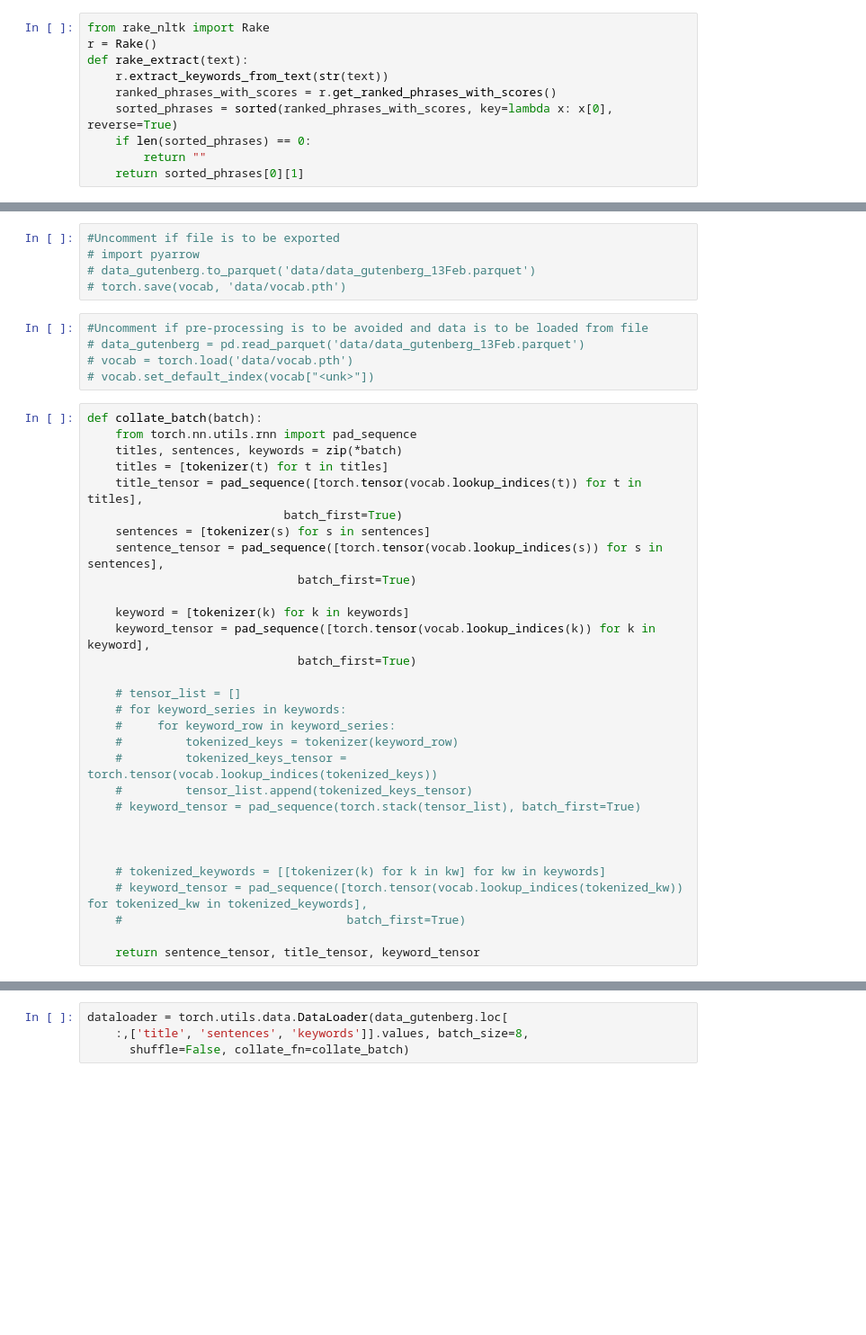
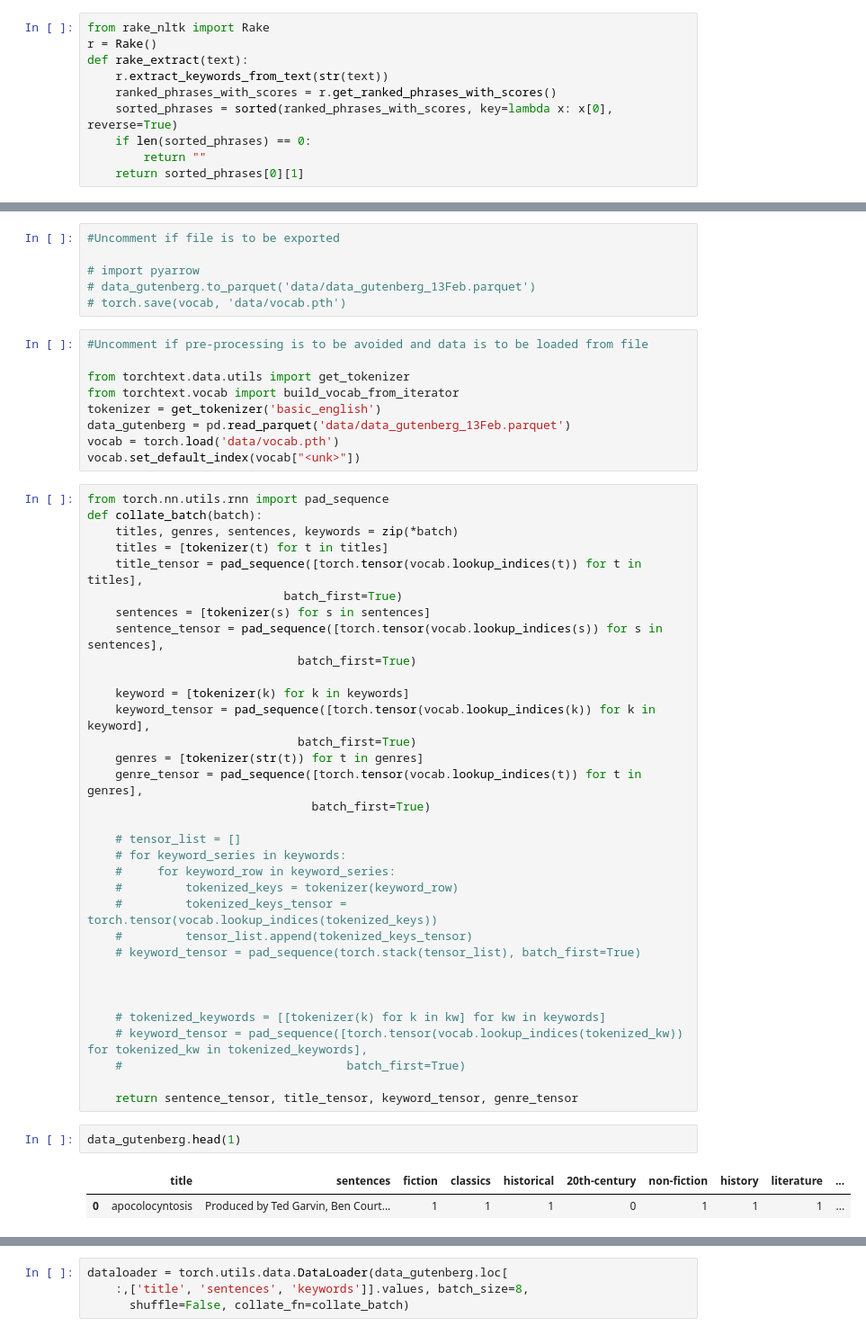
Before and after one commit to LoombaSetu/talk-BERTy-to-me, a Jupyter notebook: exploration.ipynb, the cells around one changed output, grey strips where cells are left out. Shown: that part at 90% size. Drawn from its saved outputs; the diff is of its cells as text; blank space fills up the shorter version.

```diff
--- a/exploration.ipynb
+++ b/exploration.ipynb
@@ -137,17 +165,22 @@ data_gutenberg = data_gutenberg.loc[:,['title', 'sentences', 'keywords'] + list(
 # %%
 #Uncomment if file is to be exported
+
 # import pyarrow
 # data_gutenberg.to_parquet('data/data_gutenberg_13Feb.parquet')
 # torch.save(vocab, 'data/vocab.pth')
 # %%
 #Uncomment if pre-processing is to be avoided and data is to be loaded from file
-# data_gutenberg = pd.read_parquet('data/data_gutenberg_13Feb.parquet')
-# vocab = torch.load('data/vocab.pth')
-# vocab.set_default_index(vocab["<unk>"])
+
+from torchtext.data.utils import get_tokenizer
+from torchtext.vocab import build_vocab_from_iterator
+tokenizer = get_tokenizer('basic_english')
+data_gutenberg = pd.read_parquet('data/data_gutenberg_13Feb.parquet')
+vocab = torch.load('data/vocab.pth')
+vocab.set_default_index(vocab["<unk>"])
 # %%
+from torch.nn.utils.rnn import pad_sequence
 def collate_batch(batch):
-    from torch.nn.utils.rnn import pad_sequence
-    titles, sentences, keywords = zip(*batch)
+    titles, genres, sentences, keywords = zip(*batch)
     titles = [tokenizer(t) for t in titles]
     title_tensor = pad_sequence([torch.tensor(vocab.lookup_indices(t)) for t in titles],
                             batch_first=True)
@@ -158,6 +191,9 @@ def collate_batch(batch):
     keyword = [tokenizer(k) for k in keywords]
     keyword_tensor = pad_sequence([torch.tensor(vocab.lookup_indices(k)) for k in keyword],
                               batch_first=True)
+    genres = [tokenizer(str(t)) for t in genres]
+    genre_tensor = pad_sequence([torch.tensor(vocab.lookup_indices(t)) for t in genres],
+                                batch_first=True)
 
     # tensor_list = []
     # for keyword_series in keywords:
@@ -173,4 +209,9 @@ def collate_batch(batch):
     # keyword_tensor = pad_sequence([torch.tensor(vocab.lookup_indices(tokenized_kw)) for tokenized_kw in tokenized_keywords],
     #                                batch_first=True)
 
-    return sentence_tensor, title_tensor, keyword_tensor
+    return sentence_tensor, title_tensor, keyword_tensor, genre_tensor
+# %%
+data_gutenberg.head(1)
+# %% [output]
+|  | title | sentences | fiction | classics | historical | 20th-century | non-fiction | history | literature | ... |
+| 0 | apocolocyntosis | Produced by Ted Garvin, Ben Court... | 1 | 1 | 1 | 0 | 1 | 1 | 1 | ... |
```
Also changed, not shown: parts of 19 cells of this notebook, 9 other files.
